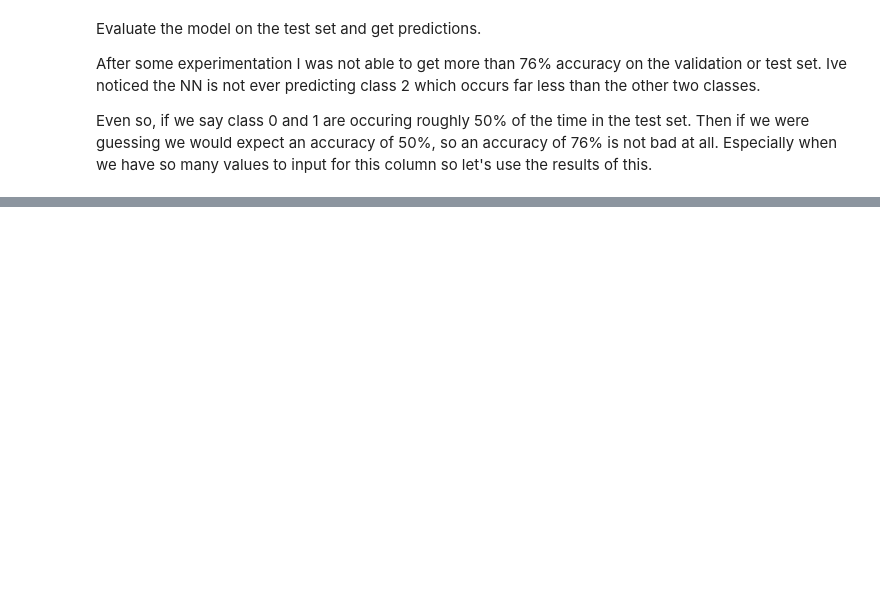
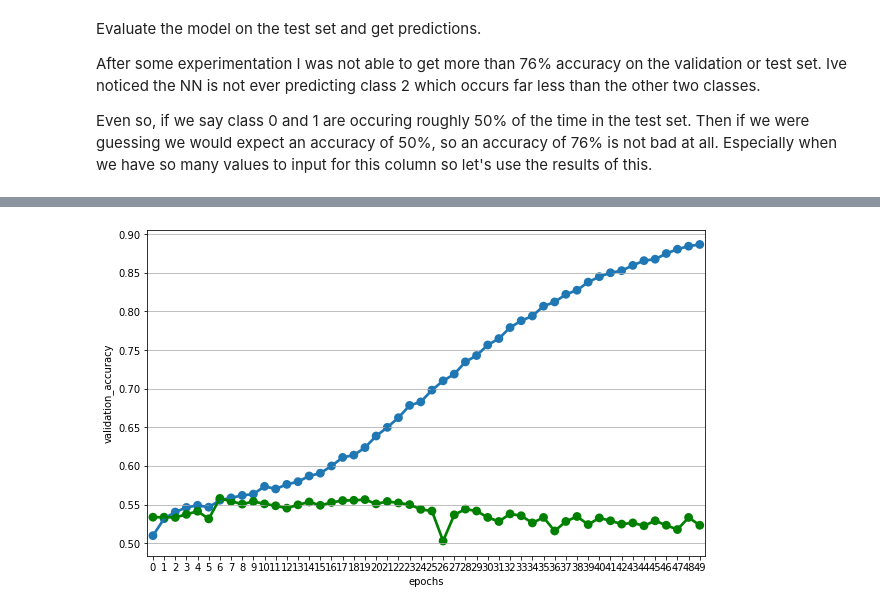
Before and after one commit to sdesilva26/Customer-Churn-Prediction, a Jupyter notebook: notebooks/Customer Churn Prediction.ipynb, the cells around one changed output, grey strips where cells are left out. Cells and saved outputs as stored; diff of their text form; code cells hidden in the pictures; blank space fills up the shorter version.

```diff
--- a/notebooks/Customer Churn Prediction.ipynb
+++ b/notebooks/Customer Churn Prediction.ipynb
@@ -1456,0 +1475,4 @@ ValueError: Error when checking input: expected dense_156_input to have shape (2
+# %%
+X_train, X_test, y_train_229, y_test_229 = train_test_split(x_train, y_229_labelled, test_size=0.33)
+y_train_229 = to_categorical(y_train_229)
+y_train_229
@@ -1456,0 +1491,16 @@ ValueError: Error when checking input: expected dense_156_input to have shape (2
+# %%
+model = Sequential()
+
+model.add(Dense(300, input_shape=(242,), activation='relu'))
+model.add(Dense(200, activation='relu'))
+model.add(Dropout(0.6))
+model.add(Dense(200, activation='relu'))
+model.add(Dropout(0.6))
+model.add(Dense(100, activation='relu'))
+model.add(Dropout(0.6))
+model.add(Dense(20, activation='relu'))
+model.add(Dense(4, activation='softmax'))
+
+model.compile(loss = 'categorical_crossentropy', optimizer='adagrad', metrics=['accuracy'])
+# %%
+history = model.fit(X_train, y_train_229, epochs=50, batch_size=128, verbose=1, validation_split=0.25, shuffle=True)
@@ -1456,0 +1529,13 @@ ValueError: Error when checking input: expected dense_156_input to have shape (2
+# %%
+import matplotlib.pyplot as plt
+import seaborn as sns
+%matplotlib inline
+plt.figure(figsize=(10,6))
+plt.grid()
+df = pd.DataFrame({'epochs':history.epoch, 'accuracy': history.history['accuracy'], 'validation_accuracy': history.history['val_accuracy']})
+
+sns.pointplot(x="epochs", y="accuracy", data=df, fit_reg=False, label='training set')
+sns.pointplot(x="epochs", y="validation_accuracy", data=df, fit_reg=False, color='green', label='test set')
+plt.show()
+# %% [output]
+[figure, added]
```
Also changed, not shown: parts of 39 cells of this notebook.
